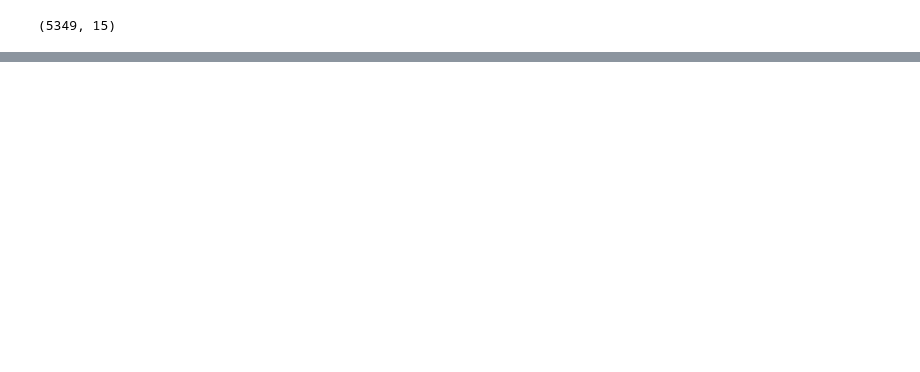
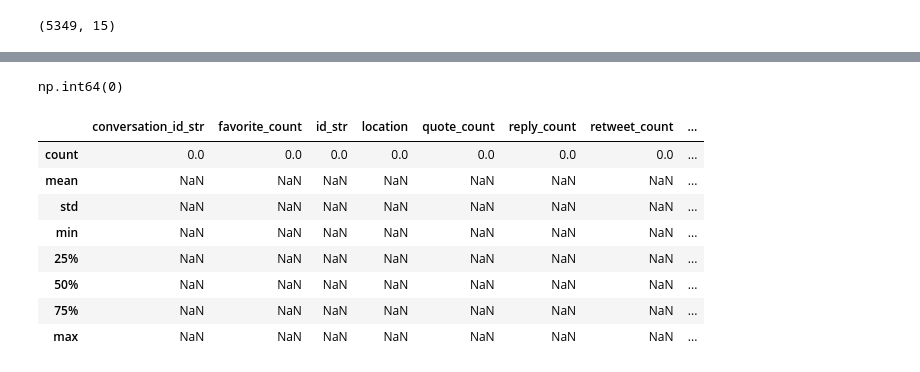
Before and after one commit to tiara070403/skripsi, a Jupyter notebook: preprocessing_data.ipynb, the cells around one changed output, grey strips where cells are left out. Cells and saved outputs as stored; diff of their text form; code cells hidden in the pictures; blank space fills up the shorter version.

```diff
--- a/preprocessing_data.ipynb
+++ b/preprocessing_data.ipynb
@@ -37,0 +73,3 @@ data.head()
+# %%
+data = pd.read_csv('crawling.csv')
+data.head()[['created_at', 'full_text', 'username']]
@@ -39,3 +92,6 @@ data.head()
 data.shape
 # %% [output]
 (5349, 15)
+# %%
+data = data.dropna()
+data.isnull().sum()[['created_at', 'full_text', 'username']]
@@ -41,0 +104,16 @@ data.shape
+# %%
+data.duplicated().sum()
+# %% [output]
+np.int64(0)
+# %%
+data.describe()
+# %% [output]
+|  | conversation_id_str | favorite_count | id_str | location | quote_count | reply_count | retweet_count | ... |
+| count | 0.0 | 0.0 | 0.0 | 0.0 | 0.0 | 0.0 | 0.0 | ... |
+| mean | NaN | NaN | NaN | NaN | NaN | NaN | NaN | ... |
+| std | NaN | NaN | NaN | NaN | NaN | NaN | NaN | ... |
+| min | NaN | NaN | NaN | NaN | NaN | NaN | NaN | ... |
+| 25% | NaN | NaN | NaN | NaN | NaN | NaN | NaN | ... |
+| 50% | NaN | NaN | NaN | NaN | NaN | NaN | NaN | ... |
+| 75% | NaN | NaN | NaN | NaN | NaN | NaN | NaN | ... |
+| max | NaN | NaN | NaN | NaN | NaN | NaN | NaN | ... |
```
Also changed, not shown: parts of 6 cells of this notebook.
